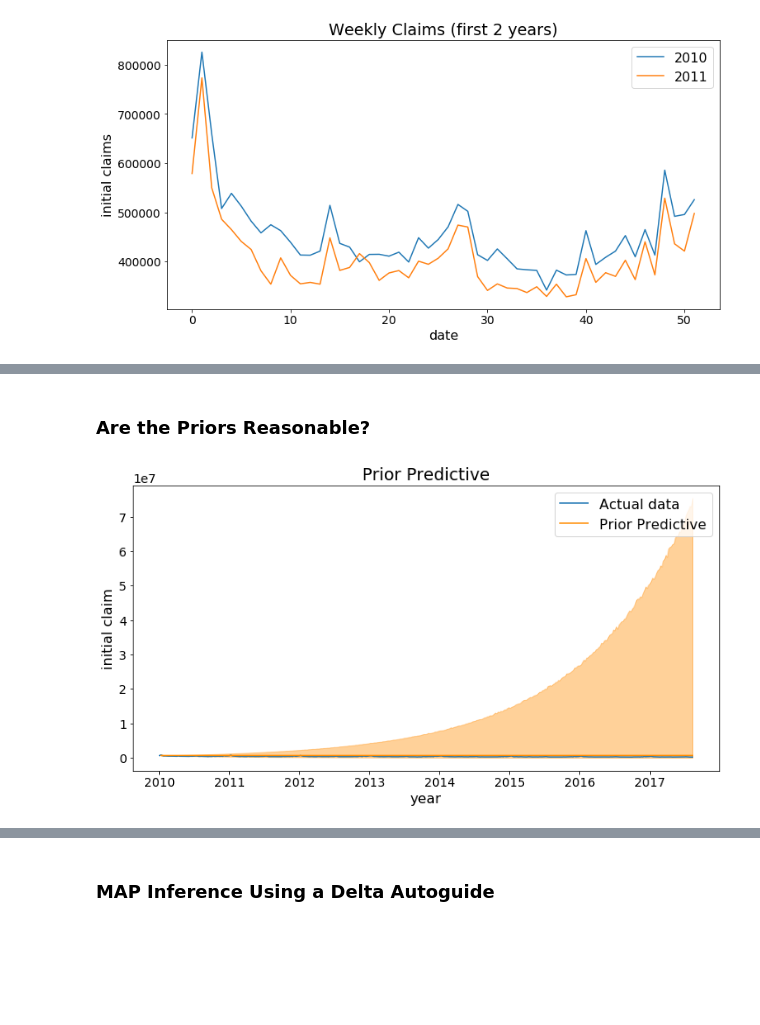
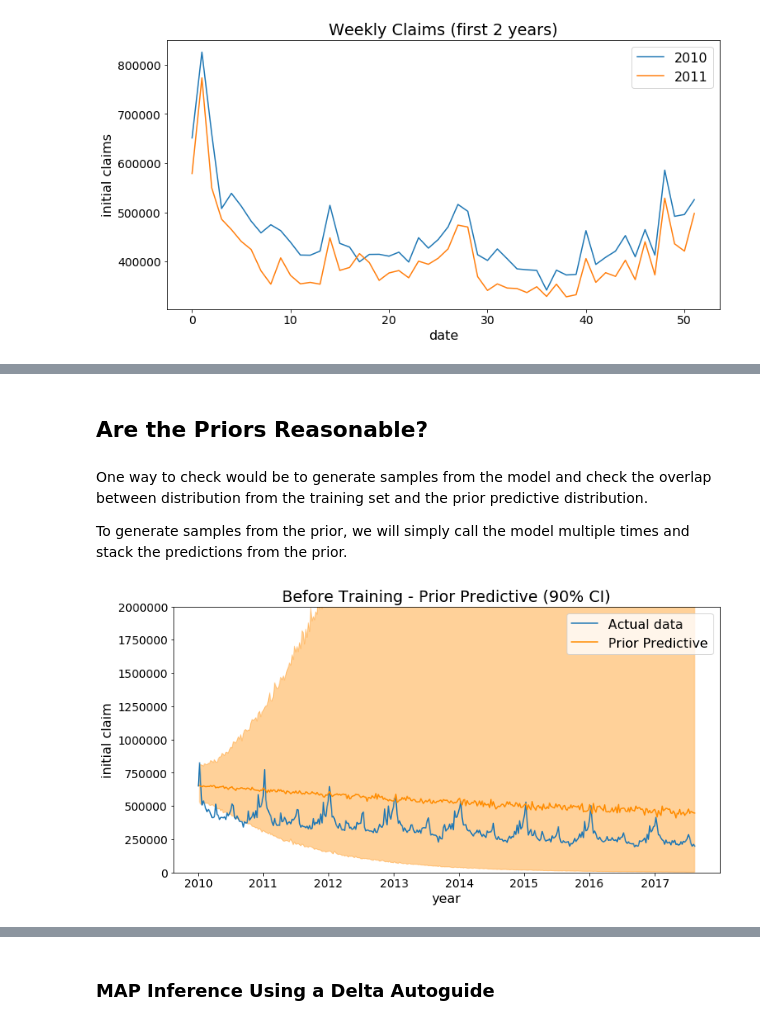
Before and after one commit to pyro-ppl/sandbox, a Jupyter notebook: 2019-08-time-series/part_ii_inference.ipynb, the cells around one changed output, grey strips where cells are left out. Drawn from its saved outputs; the diff is of its cells as text; code cells hidden in the pictures; blank space fills up the shorter version.

```diff
--- a/2019-08-time-series/part_ii_inference.ipynb
+++ b/2019-08-time-series/part_ii_inference.ipynb
@@ -99,7 +131,8 @@ y_train = y[:-N_test]
 opt = optim.Adam({'lr': 0.08})
 pyro.clear_param_store()
 pyro.set_rng_seed(1)
-svi = SVI(model_global_trend, lambda x: None, opt, loss=Trace_ELBO())
+empty_guide = lambda x: None
+svi = SVI(model_global_trend, empty_guide, opt, loss=Trace_ELBO())
 
 for i in range(1600):
     loss = svi.step(y_train)
@@ -152,7 +199,7 @@ ax.set(title='Weekly Claims (first 2 years)', xlabel='date', ylabel='initial cla
 def model_sgt(y):
     slope = pyro.param('slope', torch.tensor(1.))
     intercept = pyro.param('intercept', torch.tensor(13.))
-    seasonality = pyro.param('seasonality', torch.ones(52))
+    seasonality = pyro.param('seasonality', torch.zeros(52))
     seasonality = seasonality - seasonality.mean()
     N = len(y)
     with pyro.plate('N', N) as t:
@@ -165,7 +215,8 @@ def model_sgt(y):
 opt = optim.Adam({'lr': 0.08})
 pyro.clear_param_store()
 pyro.set_rng_seed(1)
-svi = SVI(model_sgt, lambda x: None, opt, loss=Trace_ELBO())
+empty_guide = lambda x: None
+svi = SVI(model_sgt, empty_guide, opt, loss=Trace_ELBO())
 
 for i in range(3000):
     loss = svi.step(y_train)
@@ -212,11 +271,17 @@ ax[1].set(title='Seasonality Component',
 # %%
+"""
+N : Number of forecast steps from the current step.
+x : Index for the last observed data from which to start forecasting.
+y : Value for the last observed data.
+"""
 def prob_sgt(N, x, y):
-    slope = pyro.sample('slope', dist.Normal(0, 1e-2))
-    obs_sd = pyro.sample('obs_sd', dist.HalfNormal(1e-2))
-    seasonality = pyro.param('seasonality', torch.ones(52))
-    seasonality = seasonality - seasonality.mean()
+    slope = pyro.sample('slope', dist.Normal(-0.18, 1.)) * 1e-2
+    obs_sd = pyro.sample('obs_sd', dist.HalfNormal(1.)) * 0.1
+    with pyro.plate('S', 52):
+        seasonality = pyro.sample('seasonality', dist.Normal(0., 0.1))
+        seasonality = seasonality - seasonality.mean()
     with pyro.plate('N', N) as t:
         seasonality_factor = seasonality.roll(-(x + 1) % 52).repeat(math.ceil(N / 52))[:N]
         y_intercept = y.log() - seasonality[x % 52]
         log_y_hat = slope * (t + 1).type(torch.float) + y_intercept + seasonality_factor
-        pyro.sample('y', dist.LogNormal(log_y_hat, obs_sd))
+        return pyro.sample('y', dist.LogNormal(log_y_hat, obs_sd))
@@ -242,15 +293,26 @@ def get_predictive_quantiles(model, *args,
 # %% [markdown]
-### Are the Priors Reasonable?
+## Are the Priors Reasonable?
+# %% [markdown]
+One way to check would be to generate samples from the model and check the overlap between distribution from the training set and the prior predictive distribution.
+
+To generate samples from the prior, we will simply call the model multiple times and stack the predictions from the prior.
 # %%
 pyro.clear_param_store()
-pred_p10, pred_p50, pred_p90 = get_predictive_quantiles(prob_sgt, N_train-1, 1, y_train[0])
-plt.plot(time_range[:N_train], y_train, label='Actual data')
-plt.plot(time_range[1:N_train], pred_p50, label='Prior Predictive', color='darkorange')
-plt.fill_between(time_range[1:N_train], pred_p10, pred_p90, alpha=0.4,
+
+preds = []
+for i in range(500):
+    preds.append(prob_sgt(N_train-1, 0, y[0]).detach())
+preds = torch.stack(preds)
+quantiles = [0.1, 0.5, 0.9]
+pred_p10, pred_p50, pred_p90 = [preds.kthvalue(int(q*500), dim=0)[0] for q in quantiles]
+
+fig, ax = plt.subplots()
+ax.plot(time_range[:N_train], y_train, label='Actual data')
+ax.plot(time_range[1:N_train], pred_p50, label='Prior Predictive', color='darkorange')
+ax.fill_between(time_range[1:N_train], pred_p10, pred_p90, alpha=0.4,
                  color='darkorange')
-plt.title('Prior Predictive')
-plt.xlabel('year')
-plt.ylabel('initial claim')
+ax.set(title='Before Training - Prior Predictive (90% CI)',
+       xlabel='year', ylabel='initial claim', ylim=(0, 2e6))
 plt.legend();
 # %% [output]
-[figure, old version]
+[figure, new version]
```
Also changed, not shown: parts of 70 cells of this notebook, 2 other files.
